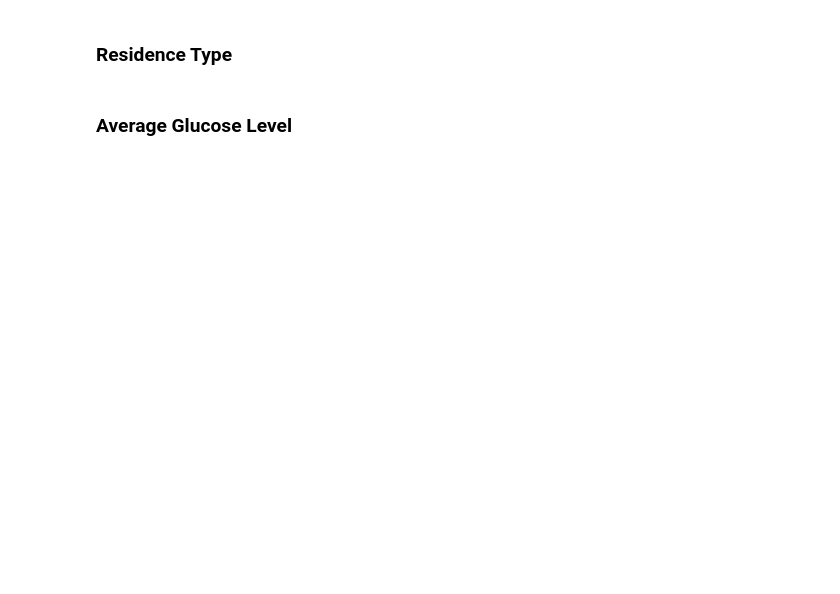
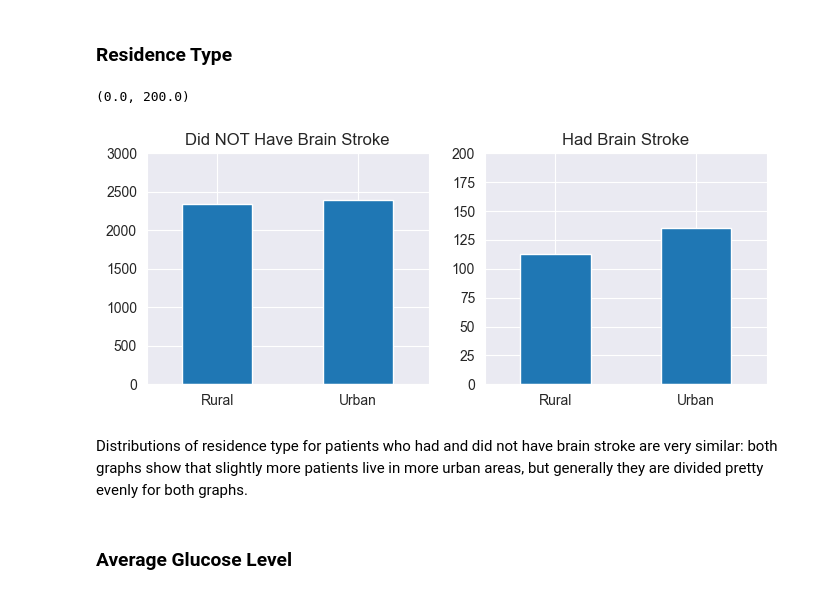
Before and after one commit to leena-kang/brain_stroke_EDA, a Jupyter notebook: Stroke EDA.ipynb, the cells around one changed output. Drawn from its saved outputs; the diff is of its cells as text; code cells hidden in the pictures; blank space fills up the shorter version.

```diff
--- a/Stroke EDA.ipynb
+++ b/Stroke EDA.ipynb
@@ -362,4 +383,23 @@ Though this is noticeable proportion difference between patients who had a heart
 # %% [markdown]
 ### Residence Type
+# %%
+plt.figure(figsize=(8,3))
+
+plt.subplot(1,2,1)
+no_bs['Residence_type'].value_counts().sort_index().plot(kind='bar')
+plt.title('Did NOT Have Brain Stroke')
+plt.xticks(rotation = 'horizontal')
+plt.ylim(0, 3000)
+
+plt.subplot(1,2,2)
+bs['Residence_type'].value_counts().sort_index().plot(kind='bar')
+plt.title('Had Brain Stroke')
+plt.xticks(rotation = 'horizontal')
+plt.ylim(0, 200)
+# %% [output]
+(0.0, 200.0)
+[figure, added]
+# %% [markdown]
+Distributions of residence type for patients who had and did not have brain stroke are very similar: both graphs show that slightly more patients live in more urban areas, but generally they are divided pretty evenly for both graphs.
 # %% [markdown]
 ### Average Glucose Level
```
Also changed, not shown: parts of 24 cells of this notebook.
